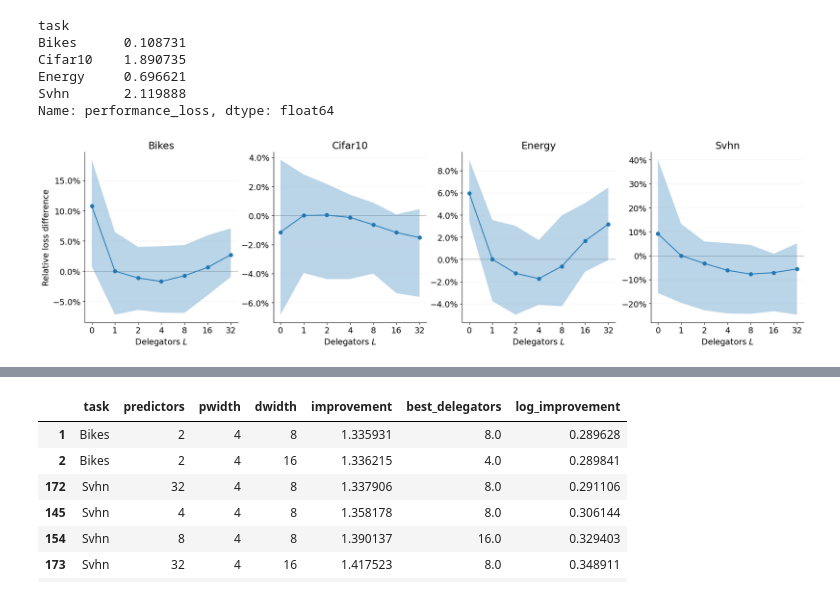
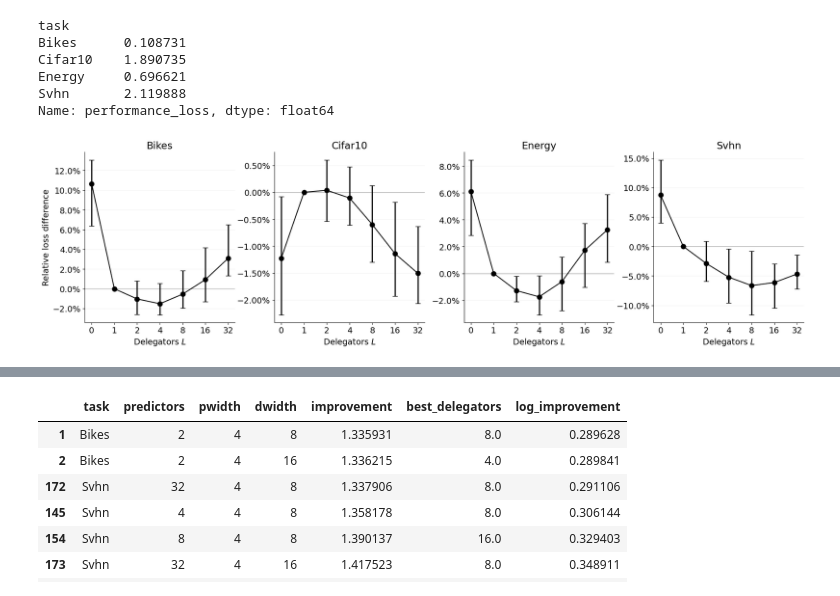
Before and after one commit to viktorvesely/liquid, a Jupyter notebook: liquid_jax/experiment_scaling.ipynb, the cells around one changed output, grey strips where cells are left out. Cells and saved outputs as stored; diff of their text form; code cells hidden in the pictures.

```diff
--- a/liquid_jax/experiment_scaling.ipynb
+++ b/liquid_jax/experiment_scaling.ipynb
@@ -353,6 +354,10 @@ def scale_up_fonts(fig, scale: float = 1.3):
         if legend is not None:
             for text in legend.get_texts():
                 text.set_fontsize(text.get_fontsize() * scale)
+
+    for legend in fig.legends:
+        for text in legend.get_texts():
+            text.set_fontsize(text.get_fontsize() * scale)
 # %%
 def plot_relative_diff(
     pivot: pd.DataFrame,
@@ -436,46 +485,41 @@ def xaxis(ax,zero=True):
 # %%
 from matplotlib.ticker import PercentFormatter
 
 early_stopping = True
 
 if early_stopping:
     run = df.pipe(select_early_stopping)
 else:
     run = df.pipe(select_last)
 
 fig, axs = plt.subplots(1, len(TASKS), sharey=False, figsize=(18, 5))
 
-
 axs[0].set_ylabel("Relative loss difference")
 
 for ax, task in zip(axs.flat, TASKS):
     setup(ax)
     xaxis(ax)
-    ax.spines[['right', 'top']].set_visible(False)
-
-
+    ax.spines[["right", "top"]].set_visible(False)
     ax.yaxis.set_major_formatter(PercentFormatter(xmax=1))
 
-    run_task: pd.DataFrame = run[run["task"] == task]
-    mean = run_task.groupby("delegators")[val_loss_col].mean().sort_index()
-    high = run_task.groupby("delegators")[val_loss_col].quantile(0.25).sort_index()
-    low = run_task.groupby("delegators")[val_loss_col].quantile(0.75).sort_index()
+    run_task = run[run["task"] == task]
 
-    base = mean.loc[1]
+    low, mean, high = aggregate_lines_with_base(run_task, val_loss_col)
 
-    mean = (mean - base) / base
-    low  = (low  - base) / base
-    high = (high - base) / base
+    yerr = np.vstack([mean - low, high - mean])
 
     x = np.arange(len(var_oi_values))
-    ax.plot(x, mean, marker="o")
-    ax.fill_between(x, low, high, alpha=0.3)
+
+    ax.plot(x, mean, marker="o", color="black", lw=1.5, ms=8)
+    ax.errorbar(x, mean, yerr=yerr, fmt="o", capsize=4, lw=2, color="black")
     ax.set_title(task.capitalize())
 
-fig.tight_layout()
 fig.tight_layout(w_pad=2.0)
 scale_up_fonts(fig, scale=1.4)
 
-fig.savefig(f"./{exp_type}_line_validation_plot_{'early' if early_stopping else 'last'}.pdf")
+fig.savefig(
+    f"./{exp_type}_line_validation_plot_"
+    f"{'early' if early_stopping else 'last'}.pdf"
+)
 # %% [output]
-[figure, old version]
+[figure, new version]
```
Also changed, not shown: parts of 11 cells of this notebook, 11 other files.
